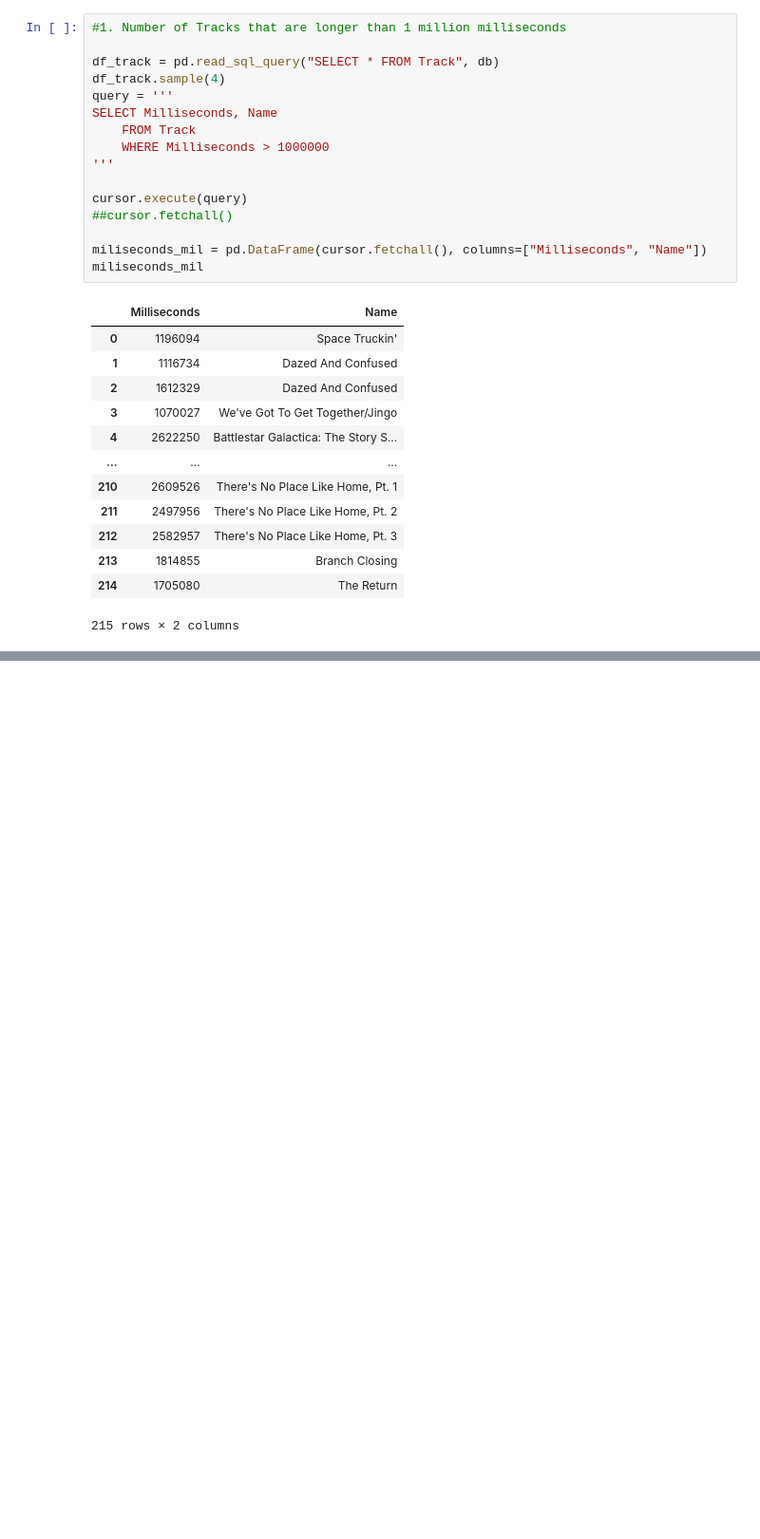
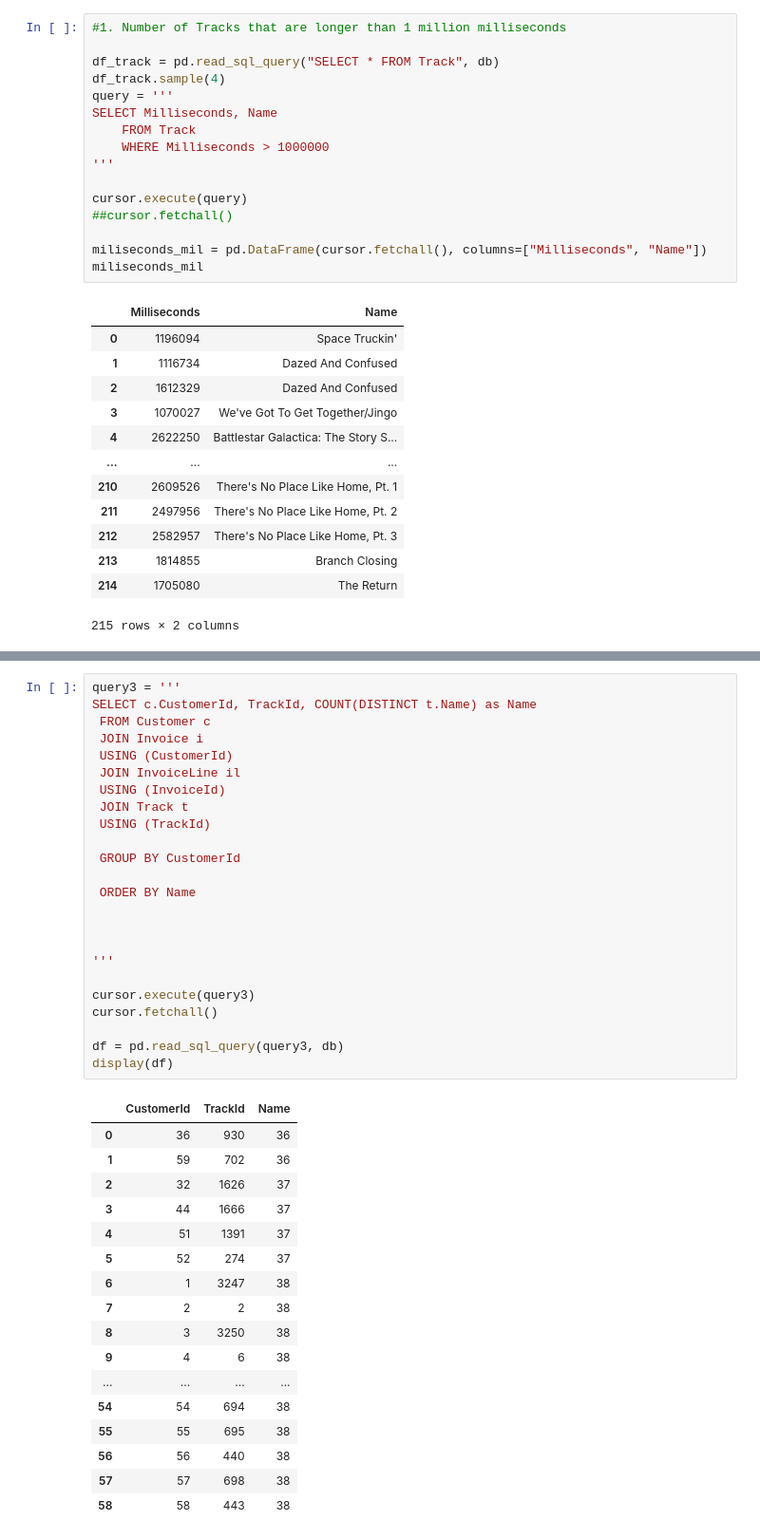
Before and after one commit to nottherealsanta/bootcamp_macaw_04_26, a Jupyter notebook: learning_sql.ipynb, the cells around one changed output, grey strips where cells are left out. Shown at 95% size. Saved outputs shown, nothing was run; the diff lists cells and outputs as text; blank space fills up the shorter version.

```diff
--- a/learning_sql.ipynb
+++ b/learning_sql.ipynb
@@ -359,0 +528,42 @@ ar
+# %%
+query3 = '''
+SELECT c.CustomerId, TrackId, COUNT(DISTINCT t.Name) as Name
+ FROM Customer c
+ JOIN Invoice i
+ USING (CustomerId)
+ JOIN InvoiceLine il
+ USING (InvoiceId)
+ JOIN Track t
+ USING (TrackId)
+
+ GROUP BY CustomerId
+
+ ORDER BY Name
+
+
+
+'''
+
+cursor.execute(query3)
+cursor.fetchall()
+
+df = pd.read_sql_query(query3, db)
+display(df)
+# %% [output]
+|  | CustomerId | TrackId | Name |
+| 0 | 36 | 930 | 36 |
+| 1 | 59 | 702 | 36 |
+| 2 | 32 | 1626 | 37 |
+| 3 | 44 | 1666 | 37 |
+| 4 | 51 | 1391 | 37 |
+| 5 | 52 | 274 | 37 |
+| 6 | 1 | 3247 | 38 |
+| 7 | 2 | 2 | 38 |
+| 8 | 3 | 3250 | 38 |
+| 9 | 4 | 6 | 38 |
+| ... | ... | ... | ... |
+| 54 | 54 | 694 | 38 |
+| 55 | 55 | 695 | 38 |
+| 56 | 56 | 440 | 38 |
+| 57 | 57 | 698 | 38 |
+| 58 | 58 | 443 | 38 |
```
Also changed, not shown: parts of 10 cells of this notebook, 4 other files.
